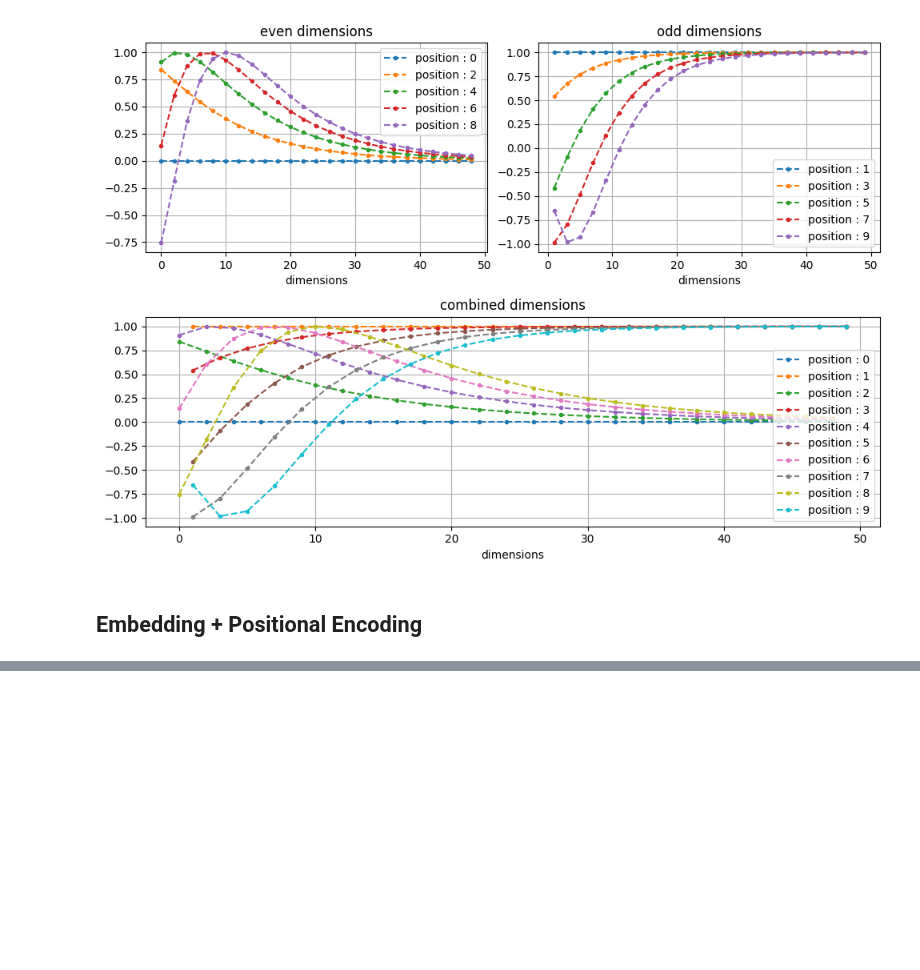
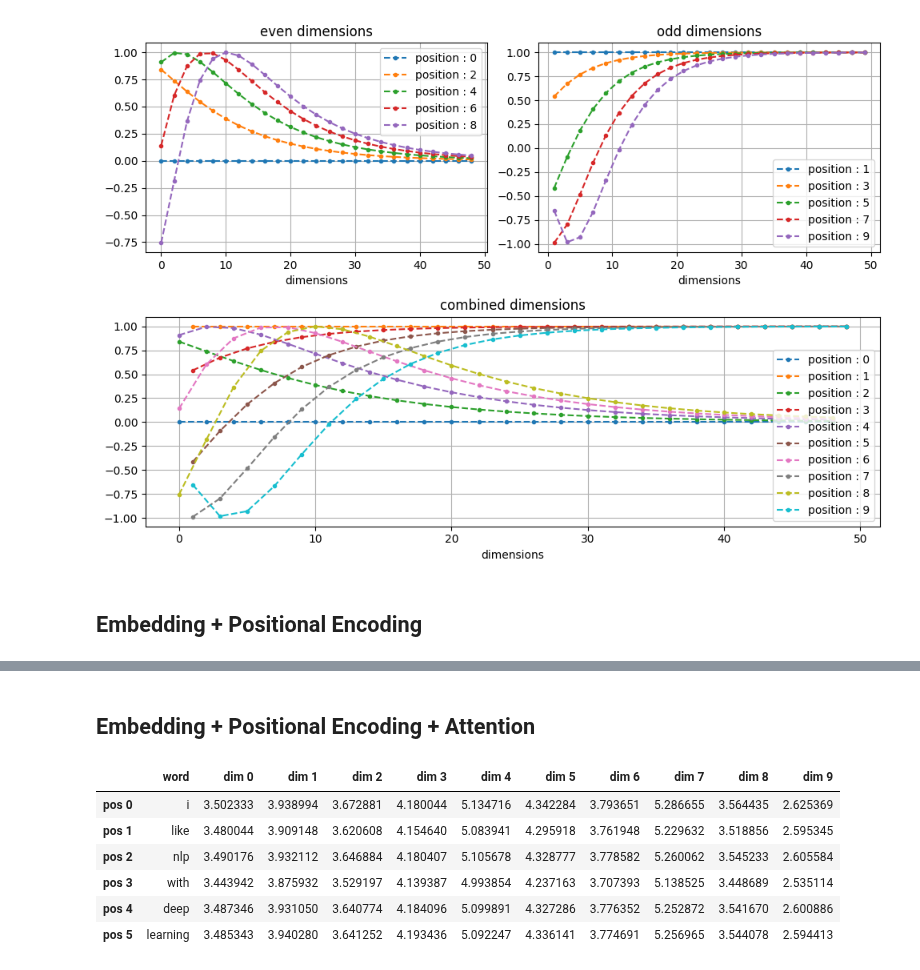
Before and after one commit to NishantBaheti/DeepLearningGuideBook, a Jupyter notebook: notebooks/transformers/explore.ipynb, the cells around one changed output, grey strips where cells are left out. Cells and saved outputs as stored; diff of their text form; code cells hidden in the pictures; blank space fills up the shorter version.

```diff
--- a/notebooks/transformers/explore.ipynb
+++ b/notebooks/transformers/explore.ipynb
@@ -414,0 +374,47 @@ df
+# %% [markdown]
+## Embedding + Positional Encoding + Attention
+# %%
+n_tokens = len(tokens)
+d_model = 10
+
+sentence = "I like NLP with deep learning."
+
+tokens = get_tokens(sentence)
+embeddings = get_embedding(tokens, dim=d_model)
+# %%
+pe = positional_encoding(n_tokens=n_tokens, d_model=d_model, scale=100)
+
+d_query, d_key, d_value = 10, 10, 10
+
+W_Q = torch.rand(d_query, d_model)
+W_K = torch.rand(d_key, d_model)
+W_V = torch.rand(d_value, d_model)
+# %%
+combined_emb = pe + embeddings
+# %%
+Q = torch.matmul(combined_emb, W_Q.T)
+K = torch.matmul(combined_emb, W_K.T)
+V = torch.matmul(combined_emb, W_V.T)
+
+
+attn_out = attention(Q, K, V, d_key)
+
+df = pd.DataFrame(
+    attn_out,
+    columns=[f"dim {i}" for i in range(attn_out.shape[1])],
+    index=[f"pos {i}" for i in range(attn_out.shape[0])],
+)
+df.insert(
+    loc=0,
+    column="word",
+    value=sentence_separator(sentence),
+)
+df
+# %% [output]
+|  | word | dim 0 | dim 1 | dim 2 | dim 3 | dim 4 | dim 5 | dim 6 | dim 7 | dim 8 | dim 9 |
+| pos 0 | i | 3.502333 | 3.938994 | 3.672881 | 4.180044 | 5.134716 | 4.342284 | 3.793651 | 5.286655 | 3.564435 | 2.625369 |
+| pos 1 | like | 3.480044 | 3.909148 | 3.620608 | 4.154640 | 5.083941 | 4.295918 | 3.761948 | 5.229632 | 3.518856 | 2.595345 |
+| pos 2 | nlp | 3.490176 | 3.932112 | 3.646884 | 4.180407 | 5.105678 | 4.328777 | 3.778582 | 5.260062 | 3.545233 | 2.605584 |
+| pos 3 | with | 3.443942 | 3.875932 | 3.529197 | 4.139387 | 4.993854 | 4.237163 | 3.707393 | 5.138525 | 3.448689 | 2.535114 |
+| pos 4 | deep | 3.487346 | 3.931050 | 3.640774 | 4.184096 | 5.099891 | 4.327286 | 3.776352 | 5.252872 | 3.541670 | 2.600886 |
+| pos 5 | learning | 3.485343 | 3.940280 | 3.641252 | 4.193436 | 5.092247 | 4.336141 | 3.774691 | 5.256965 | 3.544078 | 2.594413 |
```
Also changed, not shown: parts of 44 cells of this notebook.
